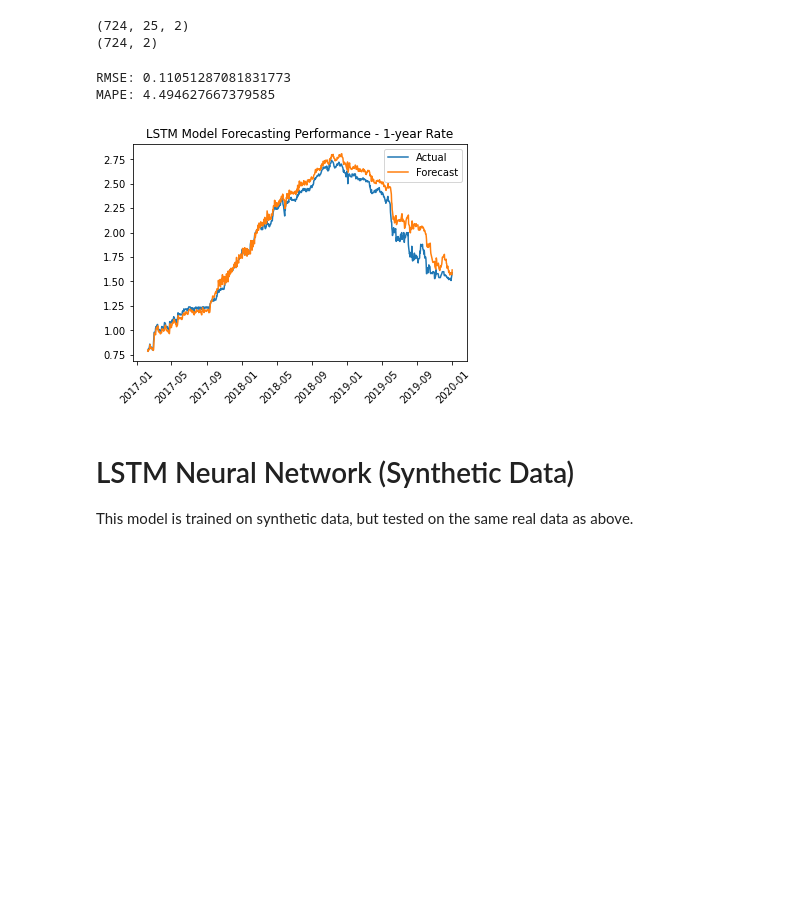
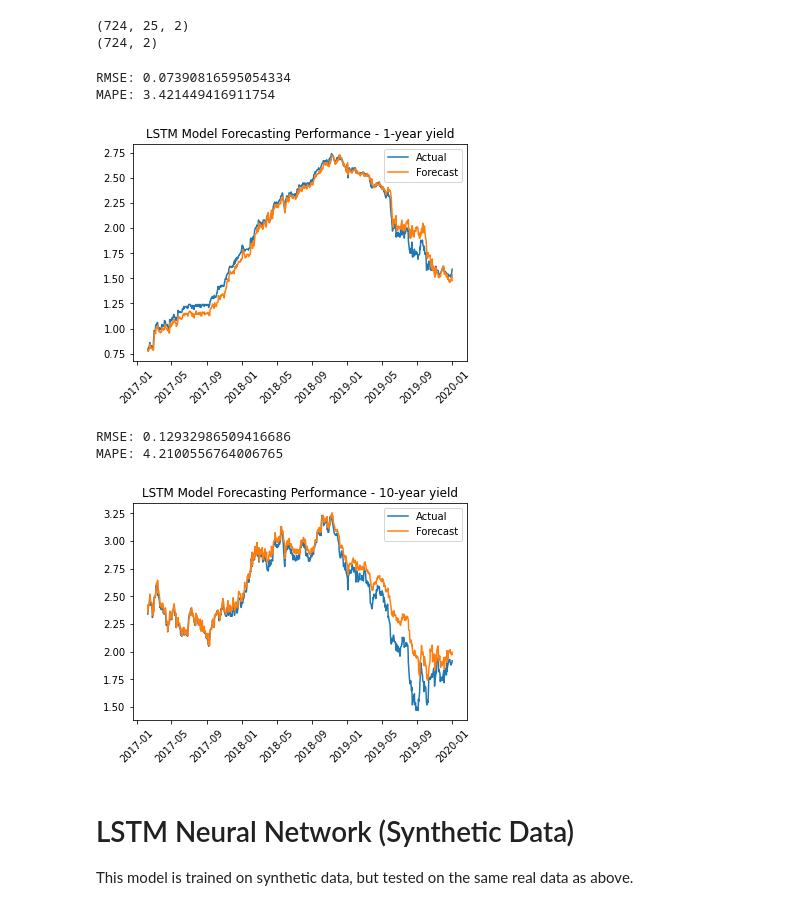
Before and after one commit to sdannels/synthetic_time_series_forecasting, a Jupyter notebook: synthetic_forecasts.ipynb, the cells around one changed output. Drawn from its saved outputs; the diff is of its cells as text; code cells hidden in the pictures; blank space fills up the shorter version.

Commit message:
added 10-year forecasts and cleaned up functions

```diff
--- a/synthetic_forecasts.ipynb
+++ b/synthetic_forecasts.ipynb
@@ -25,5 +26,6 @@ df = pd.read_csv("/content/drive/MyDrive/Synthetic_data/fred_data", index_col =
 df.index = pd.DatetimeIndex(df.index)
 df.index.name = 'date'
 df = df.reset_index()
-# create lag of 10-year yield
+# create lag of 1 and 10-year yield
+df['DGS1_lag'] = df['DGS1'].shift(1)
 df['DGS10_lag'] = df['DGS10'].shift(1)
@@ -158,7 +226,7 @@ LSTM_model.compile(optimizer='adam', loss='mse')
 load_pretrain = True
 
 if load_pretrain == True:
-  LSTM_model = keras.models.load_model("/content/drive/MyDrive/Synthetic_data/LSTM_model")
+  LSTM_model = load_model("/content/drive/MyDrive/Synthetic_data/LSTM_model")
 else:
   # train model
   LSTM_model.fit(train_x, train_y, epochs = 200, verbose = 0)
@@ -185,30 +253,28 @@ yhat = LSTM_model.predict(test_x, verbose=0)
 # %%
 # format dates for comparison
 date_compare = test_df['date'].reset_index(drop = True)
 date_compare = date_compare[n_steps:].reset_index(drop = True)
 
 # create dataframe for comparing forecasts to actual
 LSTM_compare = pd.concat([pd.DataFrame(yhat), pd.DataFrame(test_y)], axis = 1)
 LSTM_compare = pd.concat([date_compare, LSTM_compare], axis = 1)
 LSTM_compare.columns = ['date', 'DGS1_pred', 'DGS10_pred', 'DGS1_actual', 'DGS10_actual']
 
-# compute RMSE and MAPE for DGS1
-LSTM_rmse = math.sqrt(mean_squared_error(LSTM_compare['DGS1_actual'], LSTM_compare['DGS1_pred']))
-LSTM_mape = mean_absolute_percentage_error(LSTM_compare['DGS1_actual'], LSTM_compare['DGS1_pred'])*100
-print(f'RMSE: {LSTM_rmse}')
-print(f'MAPE: {LSTM_mape}')
+# plot results
+plot_forecast_compare(LSTM_compare,
+                      forecast_var_name = 'DGS1_pred', actual_var_name = 'DGS1_actual',
+                      title = 'LSTM Model Forecasting Performance - 1-year yield')
 
-# plot results
-plt.plot(LSTM_compare['date'], LSTM_compare['DGS1_actual'], label = 'Actual')
-plt.plot(LSTM_compare['date'], LSTM_compare['DGS1_pred'], label = 'Forecast')
-plt.title('LSTM Model Forecasting Performance - 1-year Rate')
-plt.legend()
-plt.xticks(rotation = 45)
-plt.show()
+plot_forecast_compare(LSTM_compare,
+                      forecast_var_name = 'DGS10_pred', actual_var_name = 'DGS10_actual',
+                      title = 'LSTM Model Forecasting Performance - 10-year yield')
 # %% [output]
-RMSE: 0.11051287081831773
-MAPE: 4.494627667379585
+RMSE: 0.07390816595054334
+MAPE: 3.421449416911754
-[figure, old version]
+[figure, new version]
+RMSE: 0.12932986509416686
+MAPE: 4.2100556764006765
+[figure, added]
 # %% [markdown]
 # LSTM Neural Network (Synthetic Data)
 
```
Also changed, not shown: parts of 14 cells of this notebook.
